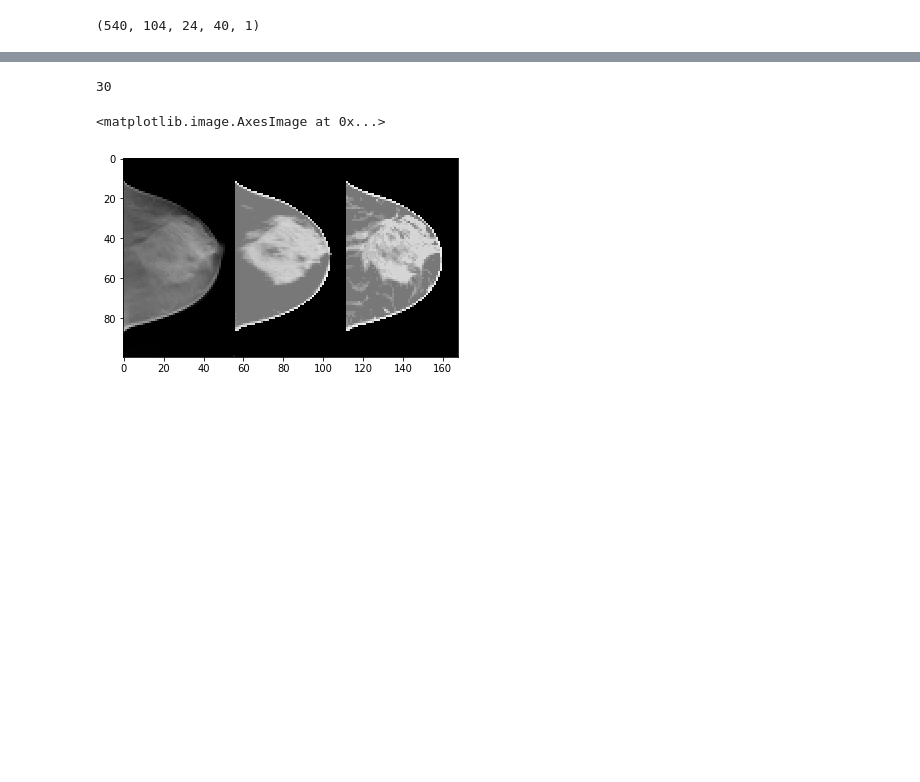
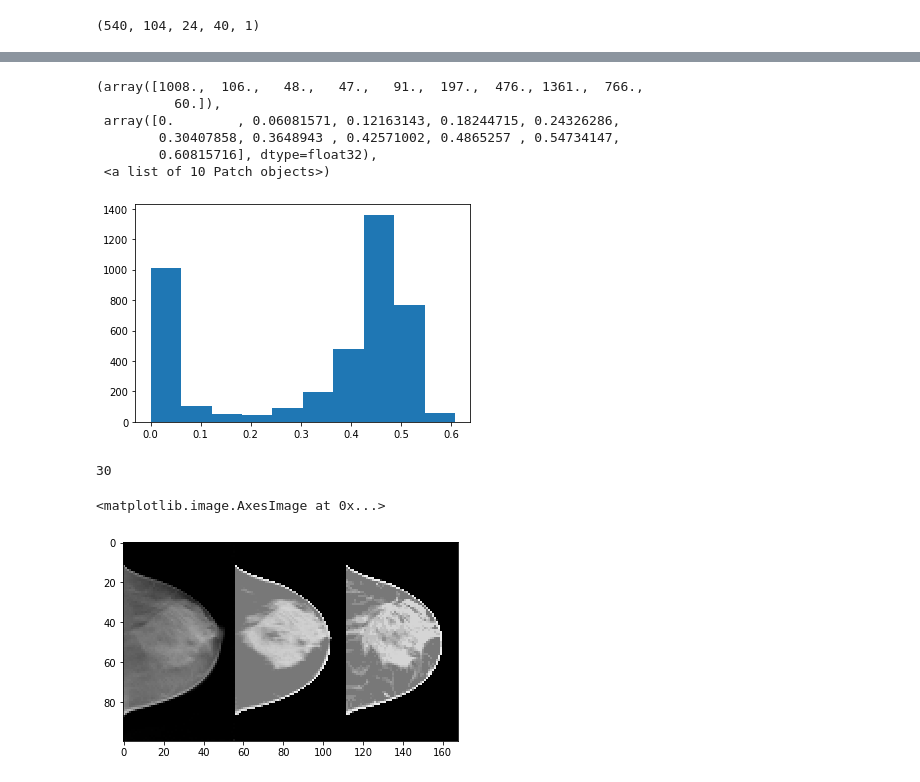
Before and after one commit to PranjalSahu/newrecon, a Jupyter notebook: recon1.ipynb, the cells around one changed output, grey strips where cells are left out. Cells and saved outputs as stored; diff of their text form; code cells hidden in the pictures; blank space fills up the shorter version.

```diff
--- a/recon1.ipynb
+++ b/recon1.ipynb
@@ -573,3 +616,13 @@ plt.imshow(np.concatenate([valx[index, :, 12, :, 0],  result[index, :, 12, :, 0]
+# %%
+plt.hist(valx[index, :, 12, :, 0].flatten())
+# %% [output]
+(array([1008.,  106.,   48.,   47.,   91.,  197.,  476., 1361.,  766.,
+          60.]),
+ array([0.        , 0.06081571, 0.12163143, 0.18244715, 0.24326286,
+        0.30407858, 0.3648943 , 0.42571002, 0.4865257 , 0.54734147,
+        0.60815716], dtype=float32),
+ <a list of 10 Patch objects>)
+[figure, added]
 # %%
 slicenum = 30#random.randint(0, 40)
 print(slicenum)
```
Also changed, not shown: parts of 8 cells of this notebook.
